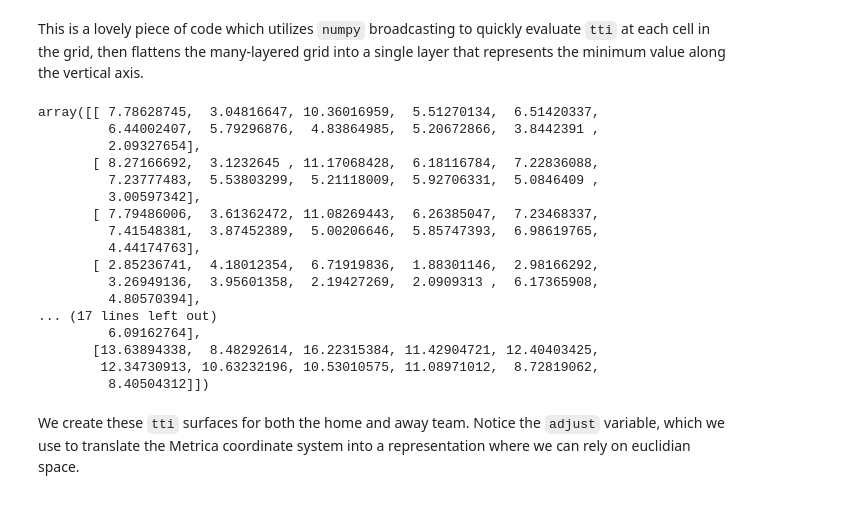
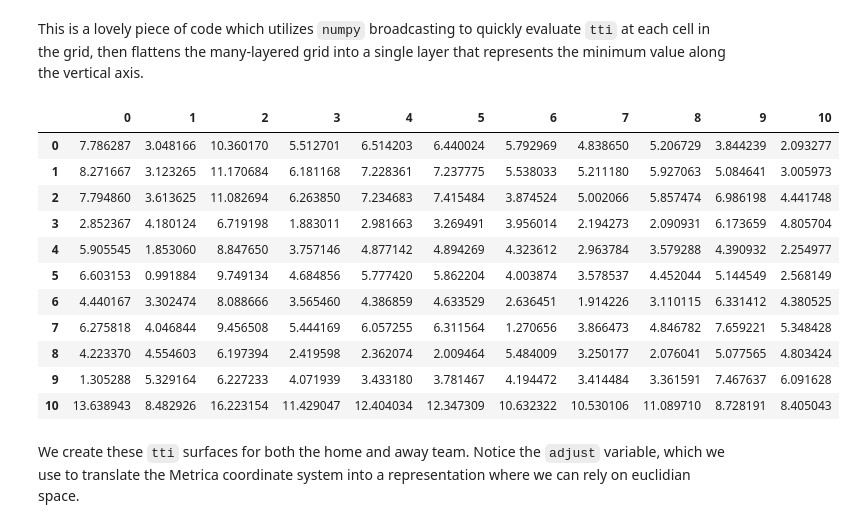
Before and after one commit to rishickesh/Football-Analytics-new-, a Jupyter notebook: soccer_analytics_handbook.ipynb, the cells around one changed output. Cells and saved outputs as stored; diff of their text form; code cells hidden in the pictures.

```diff
--- a/soccer_analytics_handbook.ipynb
+++ b/soccer_analytics_handbook.ipynb
@@ -901,26 +881,21 @@ Z_home = tti_surface(hp * adjust, hv * adjust, indexes)
 Z_away = tti_surface(ap * adjust, av * adjust, indexes)
 # %%
 P_i = tti_pressing_intensity(hp * adjust, ap * adjust, hv * adjust, av * adjust)
-# %%
-P_i
-# %% [output]
-array([[ 7.78628745,  3.04816647, 10.36016959,  5.51270134,  6.51420337,
-         6.44002407,  5.79296876,  4.83864985,  5.20672866,  3.8442391 ,
-         2.09327654],
-       [ 8.27166692,  3.1232645 , 11.17068428,  6.18116784,  7.22836088,
-         7.23777483,  5.53803299,  5.21118009,  5.92706331,  5.0846409 ,
-         3.00597342],
-       [ 7.79486006,  3.61362472, 11.08269443,  6.26385047,  7.23468337,
-         7.41548381,  3.87452389,  5.00206646,  5.85747393,  6.98619765,
-         4.44174763],
-       [ 2.85236741,  4.18012354,  6.71919836,  1.88301146,  2.98166292,
-         3.26949136,  3.95601358,  2.19427269,  2.0909313 ,  6.17365908,
-         4.80570394],
-... (17 lines left out)
-         6.09162764],
-       [13.63894338,  8.48292614, 16.22315384, 11.42904721, 12.40403425,
-        12.34730913, 10.63232196, 10.53010575, 11.08971012,  8.72819062,
-         8.40504312]])
+# %%
+pd.DataFrame(P_i)
+# %% [output]
+|  | 0 | 1 | 2 | 3 | 4 | 5 | 6 | 7 | 8 | 9 | 10 |
+| 0 | 7.786287 | 3.048166 | 10.360170 | 5.512701 | 6.514203 | 6.440024 | 5.792969 | 4.838650 | 5.206729 | 3.844239 | 2.093277 |
+| 1 | 8.271667 | 3.123265 | 11.170684 | 6.181168 | 7.228361 | 7.237775 | 5.538033 | 5.211180 | 5.927063 | 5.084641 | 3.005973 |
+| 2 | 7.794860 | 3.613625 | 11.082694 | 6.263850 | 7.234683 | 7.415484 | 3.874524 | 5.002066 | 5.857474 | 6.986198 | 4.441748 |
+| 3 | 2.852367 | 4.180124 | 6.719198 | 1.883011 | 2.981663 | 3.269491 | 3.956014 | 2.194273 | 2.090931 | 6.173659 | 4.805704 |
+| 4 | 5.905545 | 1.853060 | 8.847650 | 3.757146 | 4.877142 | 4.894269 | 4.323612 | 2.963784 | 3.579288 | 4.390932 | 2.254977 |
+| 5 | 6.603153 | 0.991884 | 9.749134 | 4.684856 | 5.777420 | 5.862204 | 4.003874 | 3.578537 | 4.452044 | 5.144549 | 2.568149 |
+| 6 | 4.440167 | 3.302474 | 8.088666 | 3.565460 | 4.386859 | 4.633529 | 2.636451 | 1.914226 | 3.110115 | 6.331412 | 4.380525 |
+| 7 | 6.275818 | 4.046844 | 9.456508 | 5.444169 | 6.057255 | 6.311564 | 1.270656 | 3.866473 | 4.846782 | 7.659221 | 5.348428 |
+| 8 | 4.223370 | 4.554603 | 6.197394 | 2.419598 | 2.362074 | 2.009464 | 5.484009 | 3.250177 | 2.076041 | 5.077565 | 4.803424 |
+| 9 | 1.305288 | 5.329164 | 6.227233 | 4.071939 | 3.433180 | 3.781467 | 4.194472 | 3.414484 | 3.361591 | 7.467637 | 6.091628 |
+| 10 | 13.638943 | 8.482926 | 16.223154 | 11.429047 | 12.404034 | 12.347309 | 10.632322 | 10.530106 | 11.089710 | 8.728191 | 8.405043 |
 # %% [markdown]
 We create these `tti` surfaces for both the home and away team. Notice the `adjust` variable, which we use to translate the Metrica coordinate system into a representation where we can rely on euclidian space.
 # %%
```
Also changed, not shown: parts of 2 cells of this notebook.
